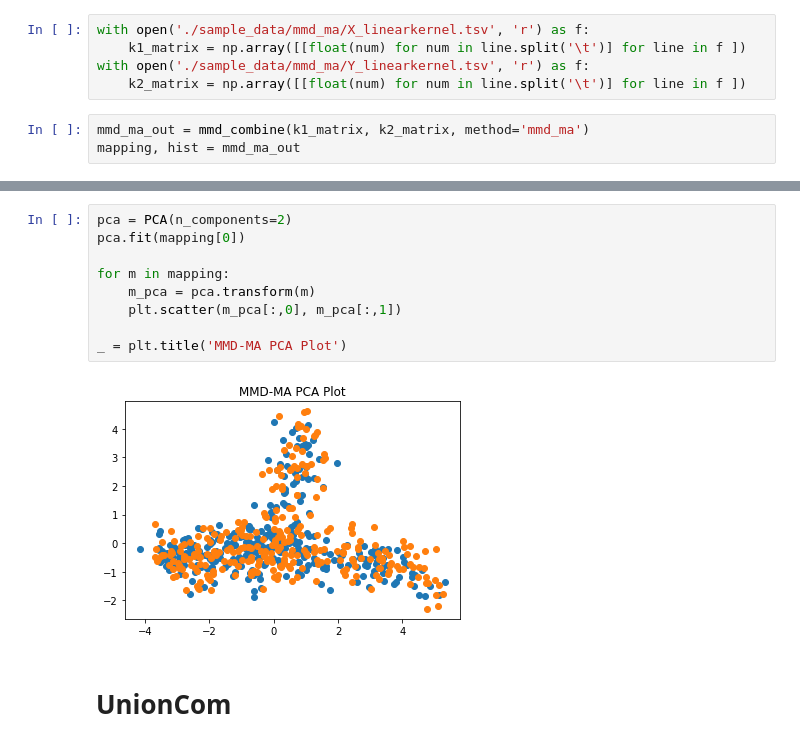
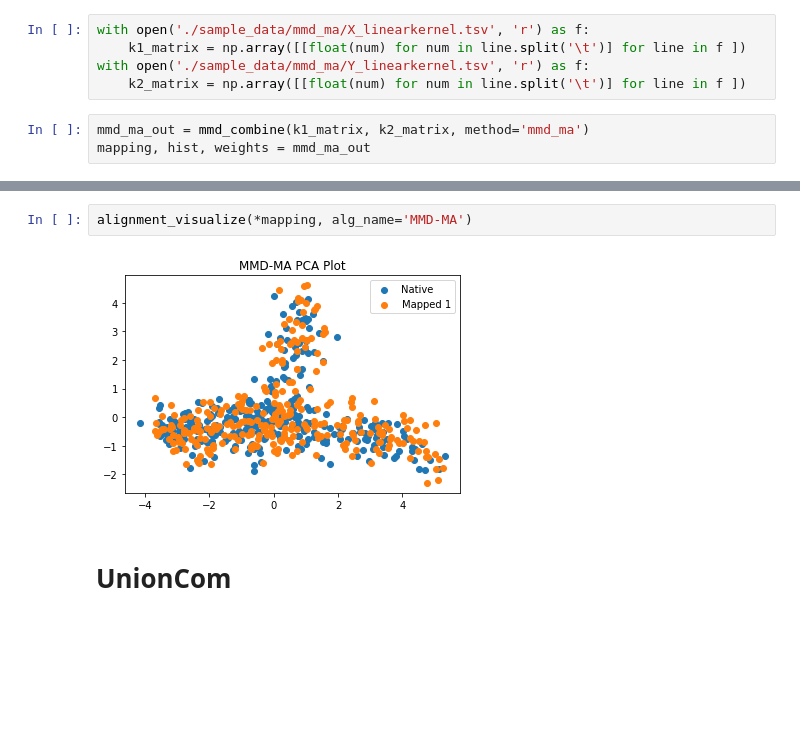
Before and after one commit to Oafish1/WR2MD, a Jupyter notebook: examples/example.ipynb, the cells around one changed output, grey strips where cells are left out. Saved outputs shown, nothing was run; the diff lists cells and outputs as text; blank space fills up the shorter version.

```diff
--- a/examples/example.ipynb
+++ b/examples/example.ipynb
@@ -19,6 +27,6 @@ with open('./sample_data/mmd_ma/Y_linearkernel.tsv', 'r') as f:
     k2_matrix = np.array([[float(num) for num in line.split('\t')] for line in f ])
 # %%
 mmd_ma_out = mmd_combine(k1_matrix, k2_matrix, method='mmd_ma')
-mapping, hist = mmd_ma_out
+mapping, hist, weights = mmd_ma_out
 # %%
 keys = ['loss', 'loss_mmd', 'loss_penalty', 'loss_distortion']
@@ -35,16 +34,9 @@ _ = plt.legend(loc='upper right')
 # %% [output]
 [figure]
 # %%
-pca = PCA(n_components=2)
-pca.fit(mapping[0])
-
-for m in mapping:
-    m_pca = pca.transform(m)
-    plt.scatter(m_pca[:,0], m_pca[:,1])
-
-_ = plt.title('MMD-MA PCA Plot')
+alignment_visualize(*mapping, alg_name='MMD-MA')
 # %% [output]
-[figure, old version]
+[figure, new version]
 # %% [markdown]
 # UnionCom
 # %%
```
Also changed, not shown: parts of 13 cells of this notebook, 25 other files.
